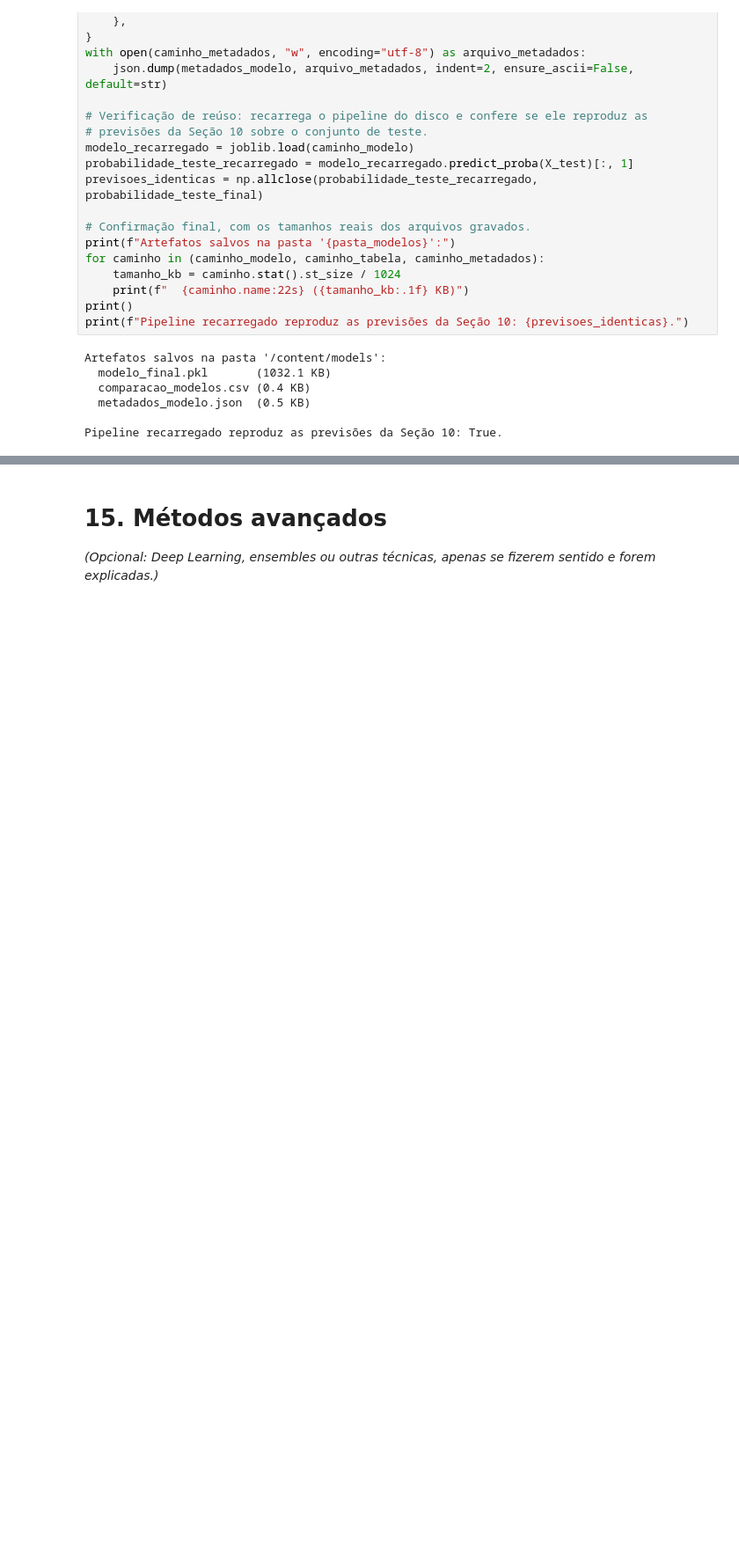
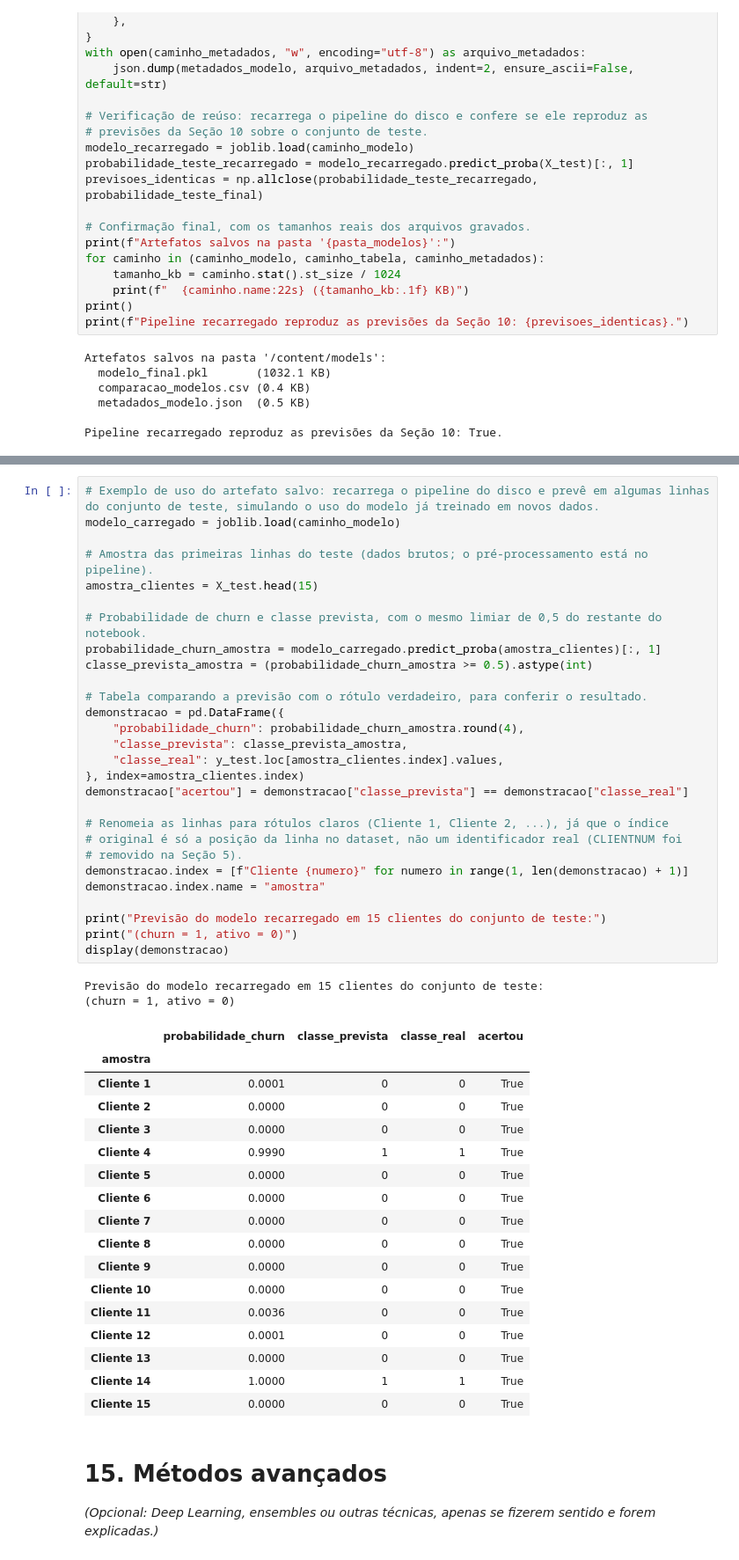
Before and after one commit to diogorblessa/mvp-credit-card-churn-parte-02, a Jupyter notebook: notebooks/desenvolvimento_mvp.ipynb, the cells around one changed output, grey strips where cells are left out. Shown at 88% size. Saved outputs shown, nothing was run; the diff lists cells and outputs as text; blank space fills up the shorter version.

```diff
--- a/notebooks/desenvolvimento_mvp.ipynb
+++ b/notebooks/desenvolvimento_mvp.ipynb
@@ -1214,3 +1218,51 @@ Pipeline recarregado reproduz as previsões da Seção 10: True.
+# %%
+# Exemplo de uso do artefato salvo: recarrega o pipeline do disco e prevê em algumas linhas do conjunto de teste, simulando o uso do modelo já treinado em novos dados.
+modelo_carregado = joblib.load(caminho_modelo)
+
+# Amostra das primeiras linhas do teste (dados brutos; o pré-processamento está no pipeline).
+amostra_clientes = X_test.head(15)
+
+# Probabilidade de churn e classe prevista, com o mesmo limiar de 0,5 do restante do notebook.
+probabilidade_churn_amostra = modelo_carregado.predict_proba(amostra_clientes)[:, 1]
+classe_prevista_amostra = (probabilidade_churn_amostra >= 0.5).astype(int)
+
+# Tabela comparando a previsão com o rótulo verdadeiro, para conferir o resultado.
+demonstracao = pd.DataFrame({
+    "probabilidade_churn": probabilidade_churn_amostra.round(4),
+    "classe_prevista": classe_prevista_amostra,
+    "classe_real": y_test.loc[amostra_clientes.index].values,
+}, index=amostra_clientes.index)
+demonstracao["acertou"] = demonstracao["classe_prevista"] == demonstracao["classe_real"]
+
+# Renomeia as linhas para rótulos claros (Cliente 1, Cliente 2, ...), já que o índice
+# original é só a posição da linha no dataset, não um identificador real (CLIENTNUM foi
+# removido na Seção 5).
+demonstracao.index = [f"Cliente {numero}" for numero in range(1, len(demonstracao) + 1)]
+demonstracao.index.name = "amostra"
+
+print("Previsão do modelo recarregado em 15 clientes do conjunto de teste:")
+print("(churn = 1, ativo = 0)")
+display(demonstracao)
+# %% [output]
+Previsão do modelo recarregado em 15 clientes do conjunto de teste:
+(churn = 1, ativo = 0)
+|  | probabilidade_churn | classe_prevista | classe_real | acertou |
+| amostra |  |  |  |  |
+| Cliente 1 | 0.0001 | 0 | 0 | True |
+| Cliente 2 | 0.0000 | 0 | 0 | True |
+| Cliente 3 | 0.0000 | 0 | 0 | True |
+| Cliente 4 | 0.9990 | 1 | 1 | True |
+| Cliente 5 | 0.0000 | 0 | 0 | True |
+| Cliente 6 | 0.0000 | 0 | 0 | True |
+| Cliente 7 | 0.0000 | 0 | 0 | True |
+| Cliente 8 | 0.0000 | 0 | 0 | True |
+| Cliente 9 | 0.0000 | 0 | 0 | True |
+| Cliente 10 | 0.0000 | 0 | 0 | True |
+| Cliente 11 | 0.0036 | 0 | 0 | True |
+| Cliente 12 | 0.0001 | 0 | 0 | True |
+| Cliente 13 | 0.0000 | 0 | 0 | True |
+| Cliente 14 | 1.0000 | 1 | 1 | True |
+| Cliente 15 | 0.0000 | 0 | 0 | True |
 # %% [markdown]
 # 15. Métodos avançados
 _(Opcional: Deep Learning, ensembles ou outras técnicas, apenas se fizerem sentido e forem
```
Also changed, not shown: parts of 1 cell of this notebook.
